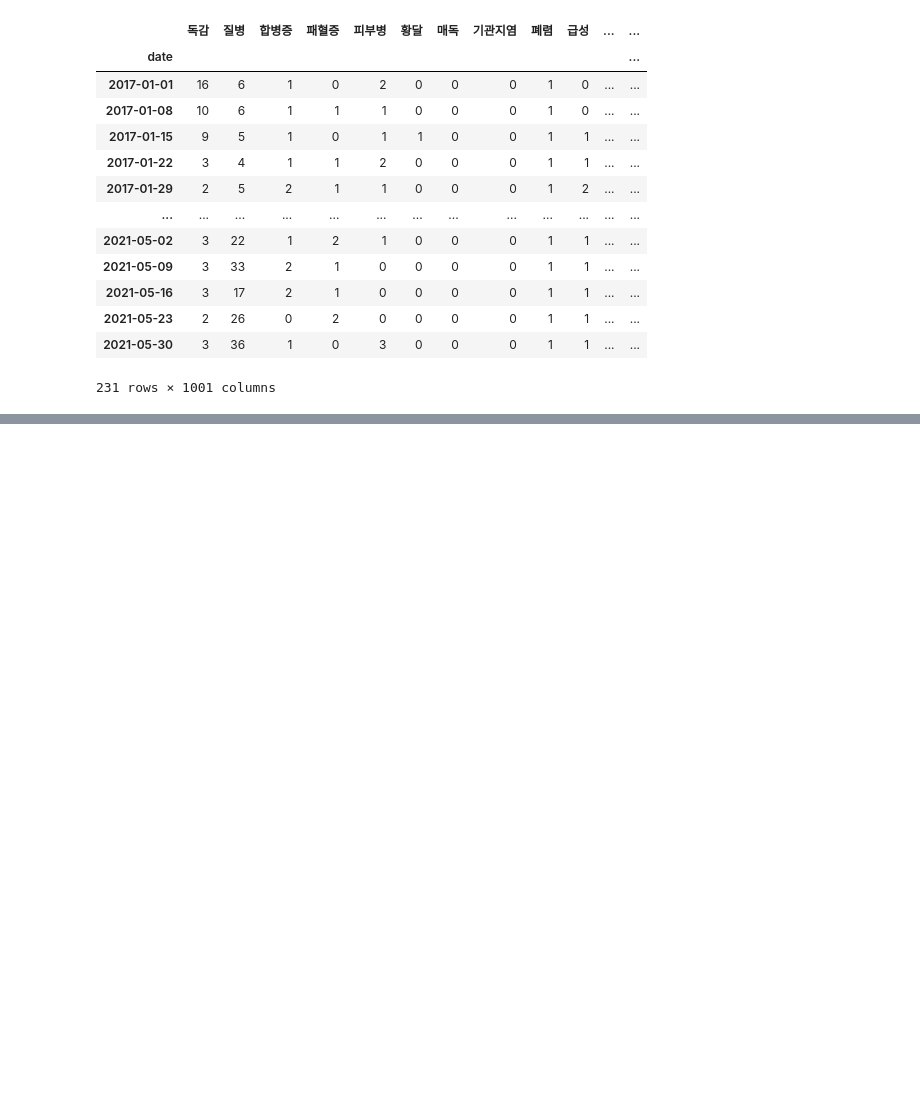
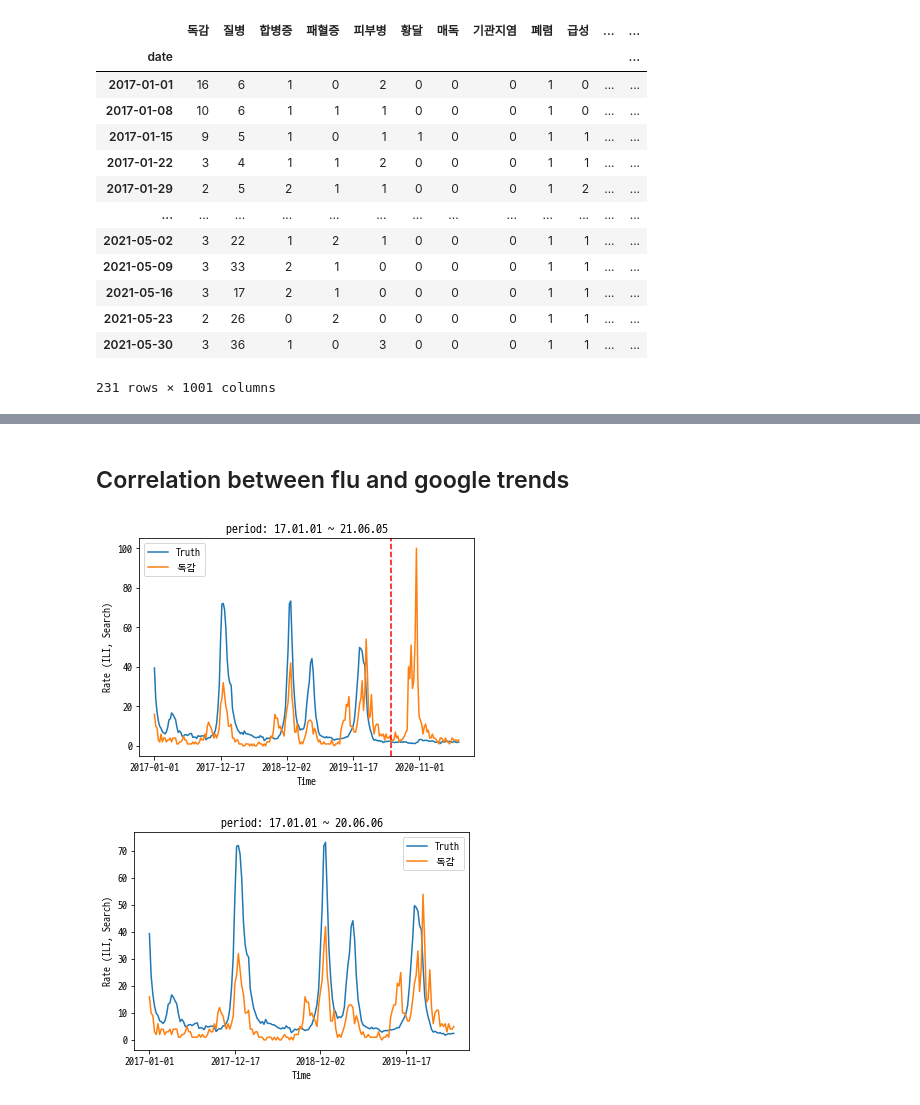
Before and after one commit to Kim-inhwan/multi-encoding-based-influenza-forecasting, a Jupyter notebook: analysis.ipynb, the cells around one changed output, grey strips where cells are left out. Cells and saved outputs as stored; diff of their text form; code cells hidden in the pictures; blank space fills up the shorter version.

```diff
--- a/analysis.ipynb
+++ b/analysis.ipynb
@@ -26,8 +2,0 @@ word_trends_with_lag = {word: cross_corr(flu_rate['ratio'], word_trends[word], m
-# %%
-corr_topn = []
-for word, corr in word_trends_with_lag.items():
-    lag = corr.argmax()
-    max_corr = corr[lag]
-    corr_topn.append((word, max_corr, lag))
-
-corr_topn.sort(key=(lambda x: x[1]), reverse=True)
@@ -208,0 +174,36 @@ with open(f'./data/{wiki_fname.split("-")[0]}_corpus.txt', 'w', encoding='utf-8'
+# %% [markdown]
+## Correlation between flu and google trends
+# %%
+from tqdm import tqdm
+import pandas as pd
+
+flu_rate = pd.read_csv('./data/170101_210530_influenza.csv')
+word_trends = pd.read_csv('./data/독감+증상_google_trends.csv')
+# %%
+import matplotlib.pyplot as plt
+
+plt.rcParams['font.family'] = 'D2Coding'
+
+# 17.01.01 ~ 21.06.05
+plt.plot(flu_rate['ratio'], label='Truth')
+plt.plot(word_trends['독감'], label='독감')
+plt.axvline(len(flu_rate)-52, c='red', ls='--')
+plt.xticks(range(0, 201, 50), [flu_rate['date'][i] for i in range(0, 201, 50)])
+plt.title('period: 17.01.01 ~ 21.06.05')
+plt.xlabel('Time')
+plt.ylabel('Rate (ILI, Search)')
+plt.legend()
+plt.show()
+
+# 17.01.01 ~ 20.06.06
+plt.plot(flu_rate['ratio'][:-52], label='Truth')
+plt.plot(word_trends['독감'][:-52], label='독감')
+plt.xticks(range(0, 151, 50), [flu_rate['date'][i] for i in range(0, 151, 50)])
+plt.title('period: 17.01.01 ~ 20.06.06')
+plt.xlabel('Time')
+plt.ylabel('Rate (ILI, Search)')
+plt.legend()
+plt.show()
+# %% [output]
+[figure, added]
+[figure, added]
```
Also changed, not shown: parts of 31 cells of this notebook, 1 other file.
